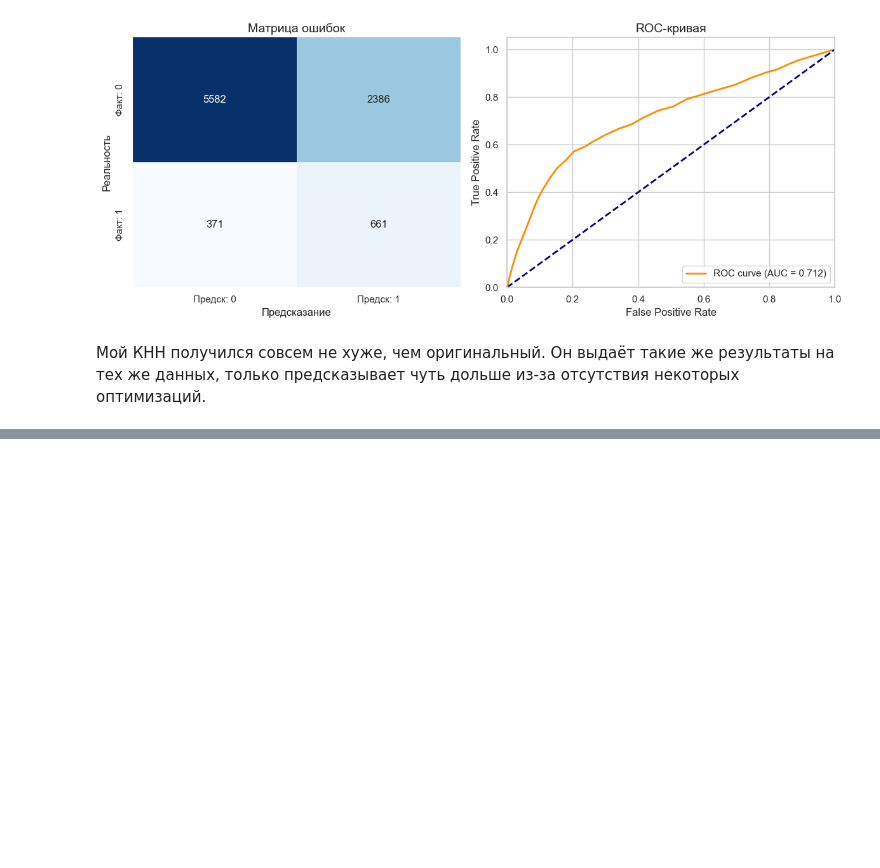
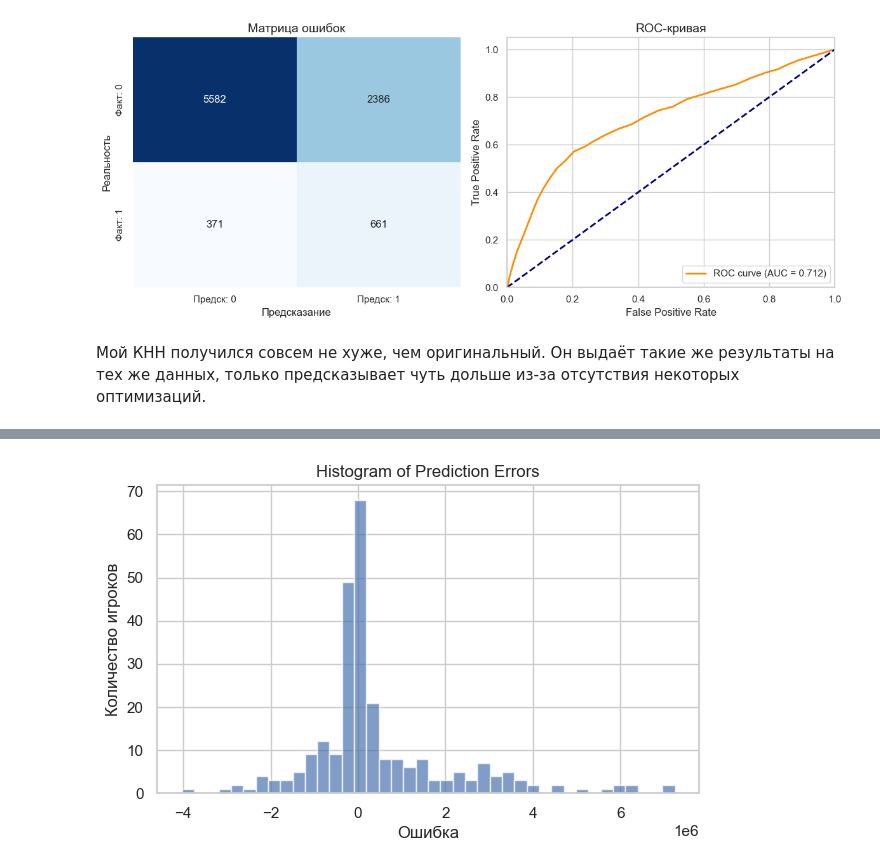
Before and after one commit to zloyaloha/ai-frameworks, a Jupyter notebook: lab1.ipynb, the cells around one changed output, grey strips where cells are left out. Cells and saved outputs as stored; diff of their text form; code cells hidden in the pictures; blank space fills up the shorter version.

```diff
--- a/lab1.ipynb
+++ b/lab1.ipynb
@@ -343,0 +516,12 @@ graphics(y_test_new, y_pred, y_prob)
+# %%
+THRESHOLD = 0.01
+TARGET_NAME = "Salary"
+
+correlations = df_encoded.corrwith(df_encoded[TARGET_NAME]).abs()
+
+selected_features = correlations[correlations > THRESHOLD].index.tolist()
+if TARGET_NAME not in selected_features:
+    selected_features.append(TARGET_NAME)
+
+df_final = df_encoded[selected_features]
+print(f"Осталось признаков: {df_final.shape[1]}")
@@ -343,0 +530,7 @@ graphics(y_test_new, y_pred, y_prob)
+# %%
+X = df_final.drop(TARGET_NAME, axis=1)
+y = df_final[TARGET_NAME]
+
+X_train, X_test, y_train, y_test = train_test_split(
+    X, y, test_size=0.3, random_state=42
+)
@@ -343,0 +600,10 @@ graphics(y_test_new, y_pred, y_prob)
+# %%
+plt.figure(figsize=(7,4))
+plt.hist(residuals, bins=40, alpha=0.7)
+plt.title("Histogram of Prediction Errors")
+plt.xlabel("Ошибка")
+plt.ylabel("Количество игроков")
+plt.grid(True)
+plt.show()
+# %% [output]
+[figure, added]
```
Also changed, not shown: parts of 25 cells of this notebook.
